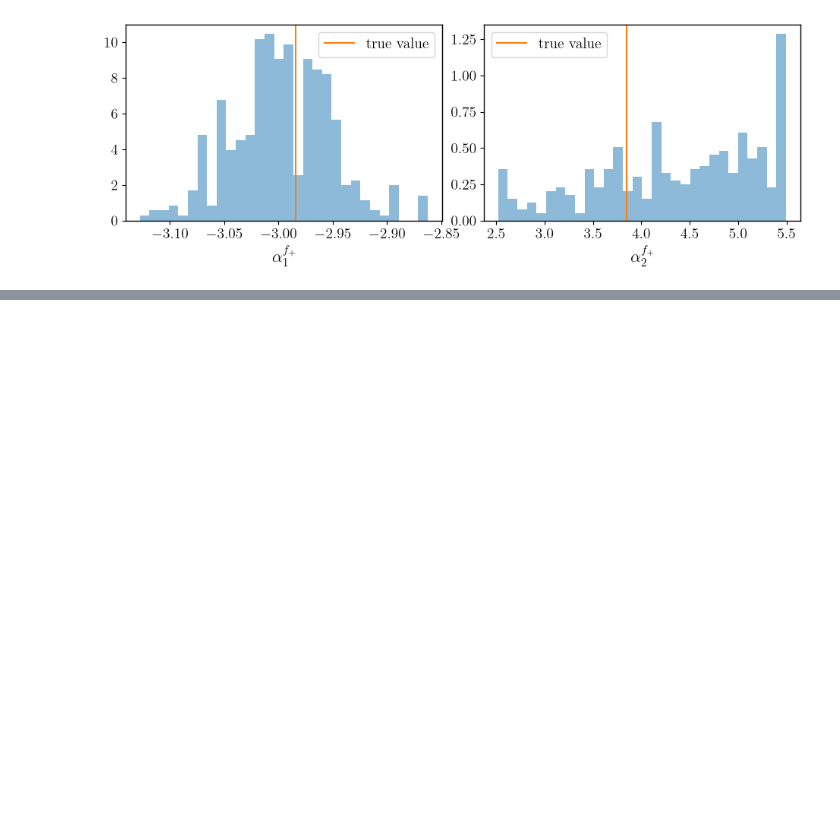
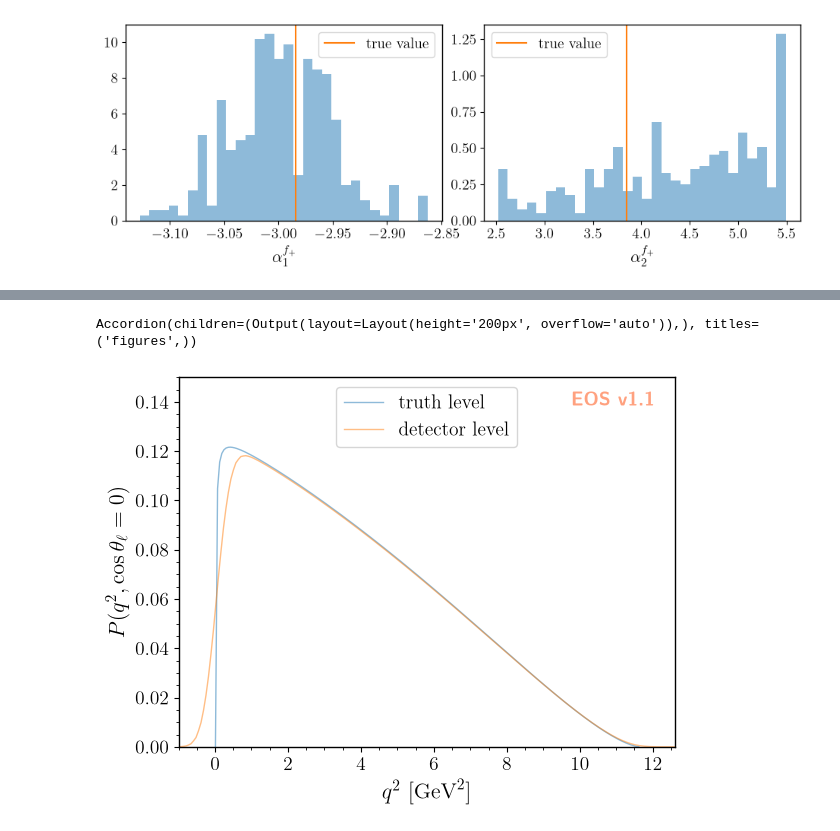
Before and after one commit to eos/doc, a Jupyter notebook: pr1236/user-guide/detector-level.ipynb, the cells around one changed output, grey strips where cells are left out. Cells and saved outputs as stored; diff of their text form; code cells hidden in the pictures; blank space fills up the shorter version.

```diff
--- a/pr1236/user-guide/detector-level.ipynb
+++ b/pr1236/user-guide/detector-level.ipynb
@@ -310,0 +328,5 @@ fig.tight_layout()
+# %%
+eos.tasks.draw_figure('detector-level.yaml', 'B-to-D-detector-level', base_directory=EOS_BASE_DIRECTORY)
+# %% [output]
+Accordion(children=(Output(layout=Layout(height='200px', overflow='auto')),), titles=('figures',))
+[figure, added]
```
Also changed, not shown: parts of 12 cells of this notebook, 42 other files.
